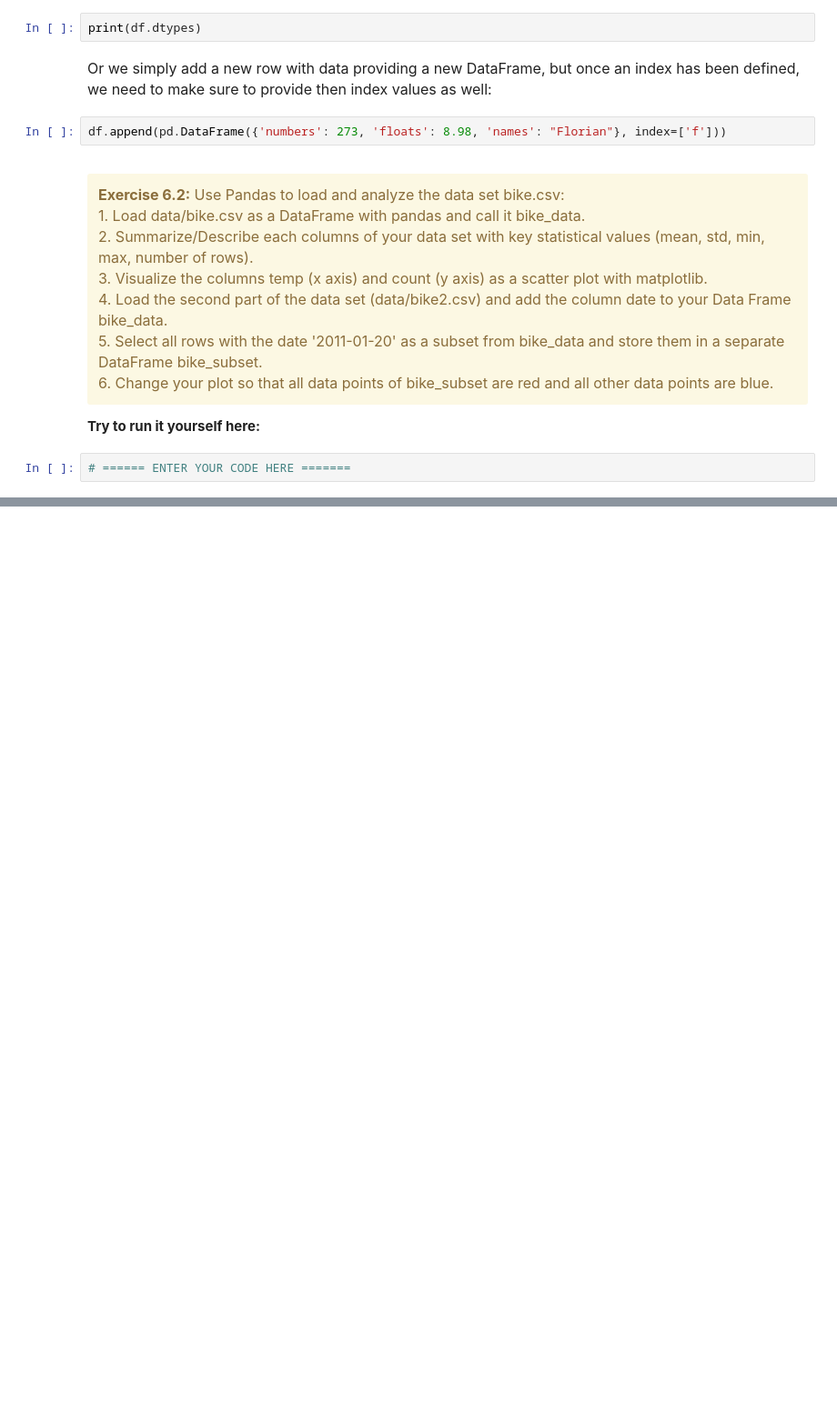
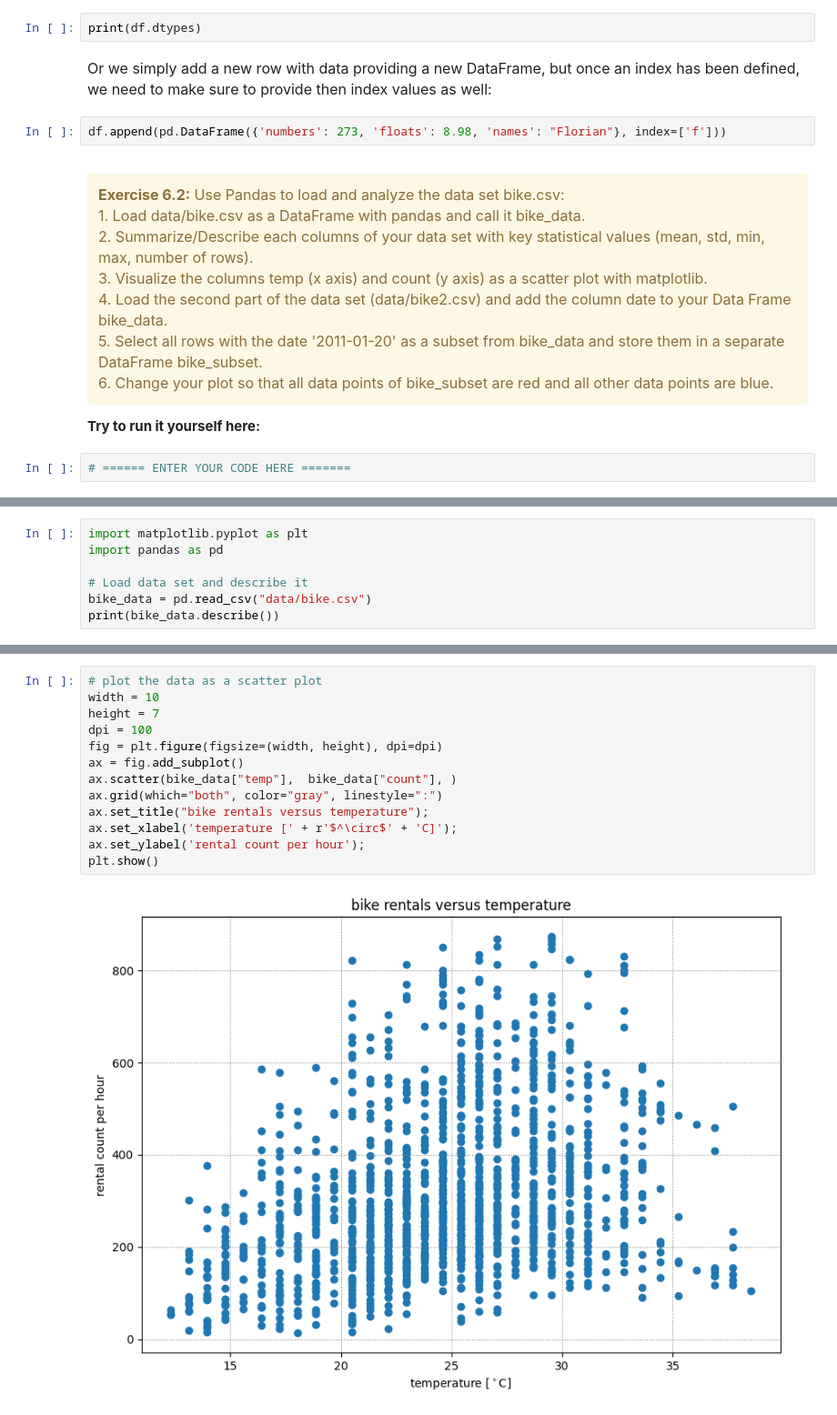
Before and after one commit to DataCompetency/PythonAdvanced, a Jupyter notebook: Session_3/Session3.ipynb, the cells around one changed output, grey strips where cells are left out. Shown: that part at 91% size. Cells and saved outputs as stored; diff of their text form; blank space fills up the shorter version.

```diff
--- a/Session_3/Session3.ipynb
+++ b/Session_3/Session3.ipynb
@@ -749,0 +799,7 @@ Use Pandas to load and analyze the data set bike.csv:<br>
+# %%
+import matplotlib.pyplot as plt
+import pandas as pd
+
+# Load data set and describe it
+bike_data = pd.read_csv("data/bike.csv")
+print(bike_data.describe())
@@ -749,0 +816,15 @@ Use Pandas to load and analyze the data set bike.csv:<br>
+# %%
+# plot the data as a scatter plot
+width = 10
+height = 7
+dpi = 100
+fig = plt.figure(figsize=(width, height), dpi=dpi)
+ax = fig.add_subplot()
+ax.scatter(bike_data["temp"],  bike_data["count"], )
+ax.grid(which="both", color="gray", linestyle=":")
+ax.set_title("bike rentals versus temperature");
+ax.set_xlabel('temperature [' + r'$^\circ$' + 'C]');
+ax.set_ylabel('rental count per hour');
+plt.show()
+# %% [output]
+[figure, added]
```
Also changed, not shown: parts of 9 cells of this notebook, 2 other files.
